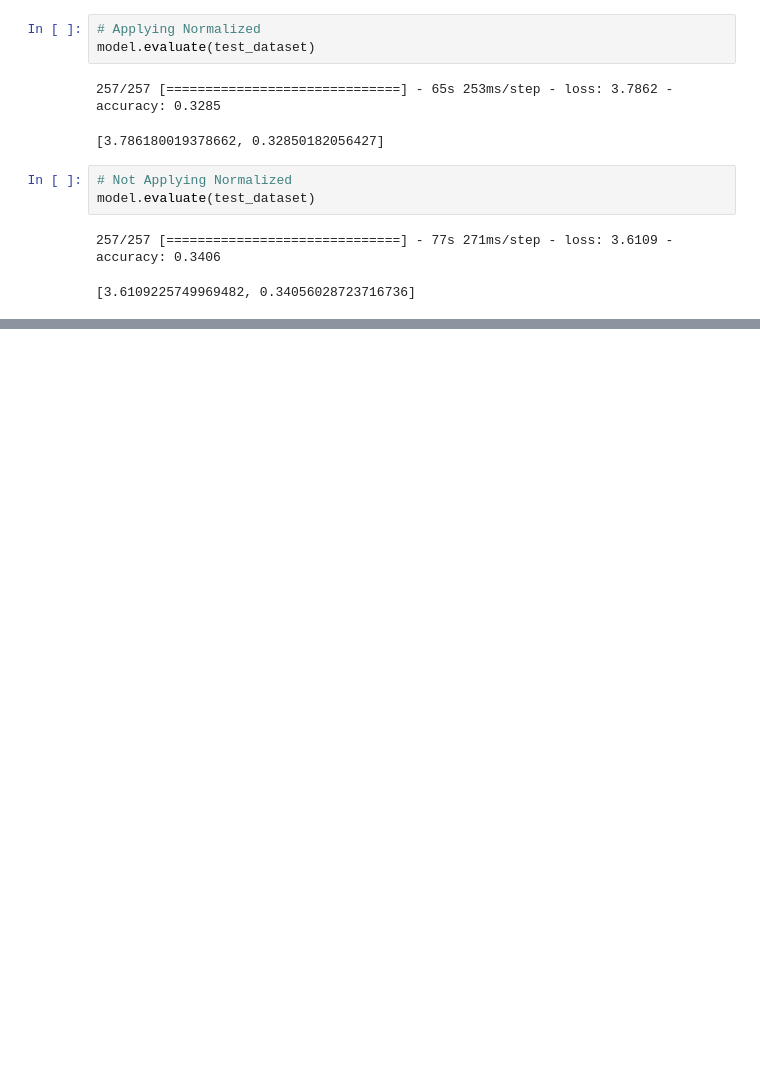
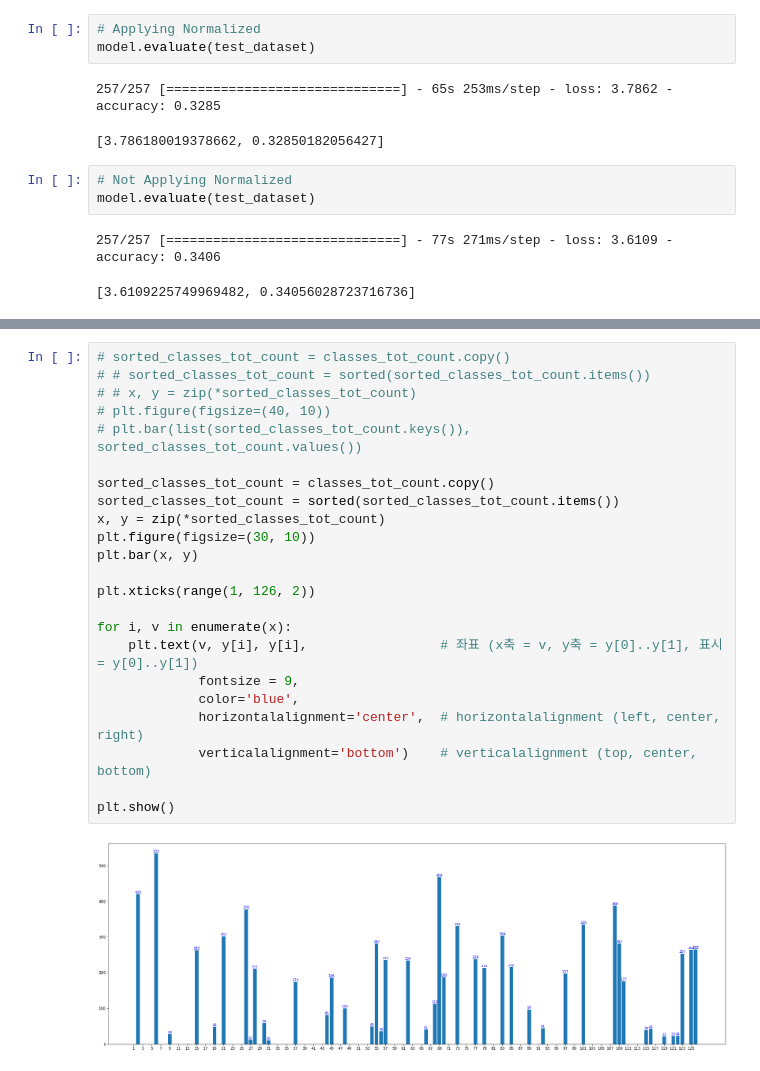
Before and after one commit to SeHwanYoo/child_skin_classification, a Jupyter notebook: evaluation2.ipynb, the cells around one changed output, grey strips where cells are left out. Cells and saved outputs as stored; diff of their text form; blank space fills up the shorter version.

```diff
--- a/evaluation2.ipynb
+++ b/evaluation2.ipynb
@@ -195,0 +235,25 @@ model.evaluate(test_dataset)
+# %%
+# sorted_classes_tot_count = classes_tot_count.copy()
+# # sorted_classes_tot_count = sorted(sorted_classes_tot_count.items())
+# # x, y = zip(*sorted_classes_tot_count)
+# plt.figure(figsize=(40, 10))
+# plt.bar(list(sorted_classes_tot_count.keys()), sorted_classes_tot_count.values())
+
+sorted_classes_tot_count = classes_tot_count.copy()
+sorted_classes_tot_count = sorted(sorted_classes_tot_count.items())
+x, y = zip(*sorted_classes_tot_count)
+plt.figure(figsize=(30, 10))
+plt.bar(x, y)
+
+plt.xticks(range(1, 126, 2))
+
+for i, v in enumerate(x):
+    plt.text(v, y[i], y[i],                 # 좌표 (x축 = v, y축 = y[0]..y[1], 표시 = y[0]..y[1])
+             fontsize = 9,
+             color='blue',
+             horizontalalignment='center',  # horizontalalignment (left, center, right)
+             verticalalignment='bottom')    # verticalalignment (top, center, bottom)
+
+plt.show()
+# %% [output]
+[figure, added]
```
Also changed, not shown: parts of 7 cells of this notebook, 2 other files.
